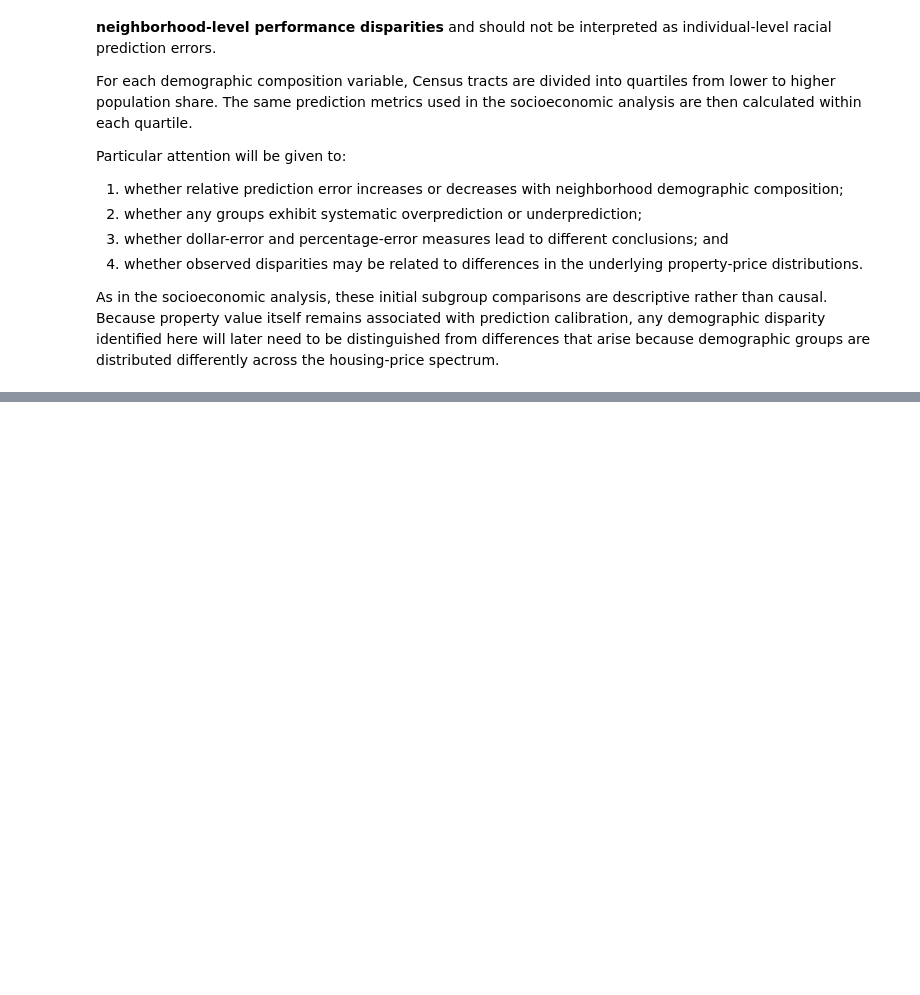
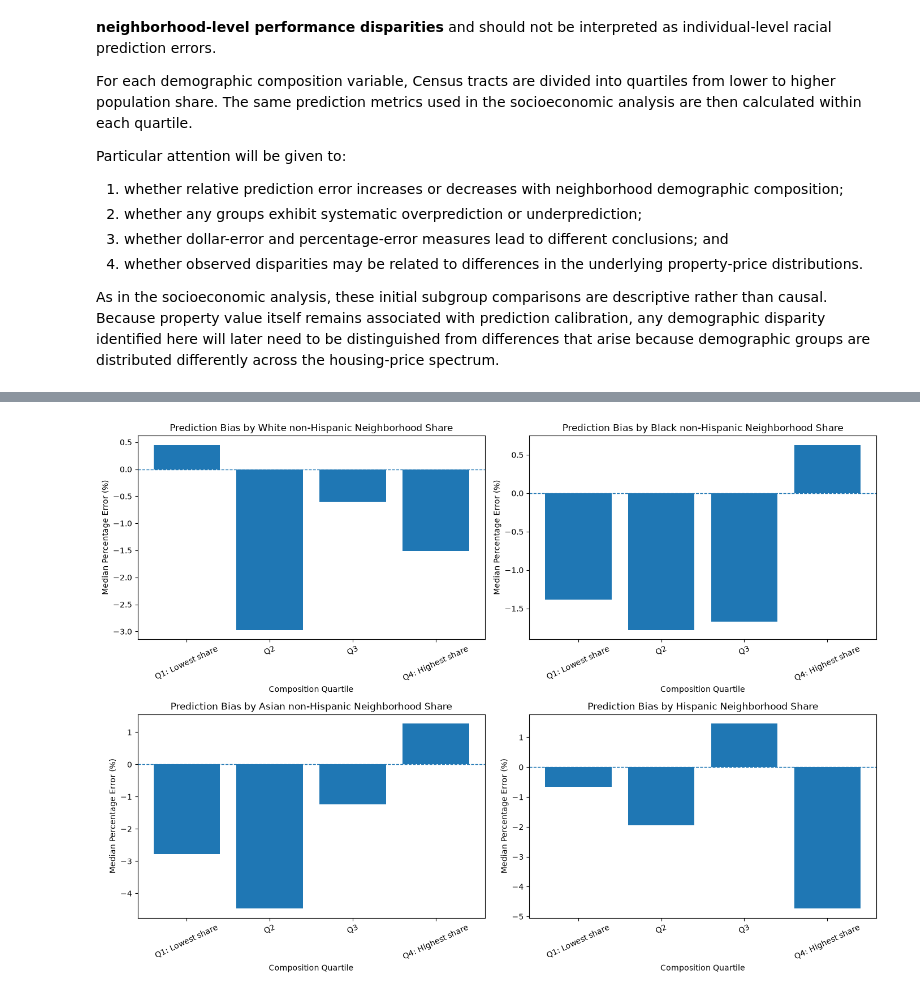
Before and after one commit to KevTJ/kj-project-portfolio, a Jupyter notebook: Projects/fair-housing-price-prediction/01_problem_data_and_fairness_framework.ipynb.ipynb, the cells around one changed output, grey strips where cells are left out. Drawn from its saved outputs; the diff is of its cells as text; code cells hidden in the pictures; blank space fills up the shorter version.

```diff
--- a/Projects/fair-housing-price-prediction/01_problem_data_and_fairness_framework.ipynb.ipynb
+++ b/Projects/fair-housing-price-prediction/01_problem_data_and_fairness_framework.ipynb.ipynb
@@ -4072,0 +4250,45 @@ As in the socioeconomic analysis, these initial subgroup comparisons are descrip
+# %%
+fig, axes = plt.subplots(
+    2,
+    2,
+    figsize=(14, 10)
+)
+
+axes = axes.flatten()
+
+for ax, (label, table) in zip(
+    axes,
+    demographic_fairness_results.items()
+):
+
+    quartile_col = table.columns[0]
+
+    ax.bar(
+        table[quartile_col].astype(str),
+        table["median_percentage_error"]
+    )
+
+    ax.axhline(
+        0,
+        linestyle="--",
+        linewidth=1
+    )
+
+    ax.set_title(
+        f"Prediction Bias by {label} Neighborhood Share"
+    )
+
+    ax.set_xlabel("Composition Quartile")
+    ax.set_ylabel(
+        "Median Percentage Error (%)"
+    )
+
+    ax.tick_params(
+        axis="x",
+        rotation=25
+    )
+
+plt.tight_layout()
+plt.show()
+# %% [output]
+[figure, added]
```
Also changed, not shown: parts of 15 cells of this notebook.
